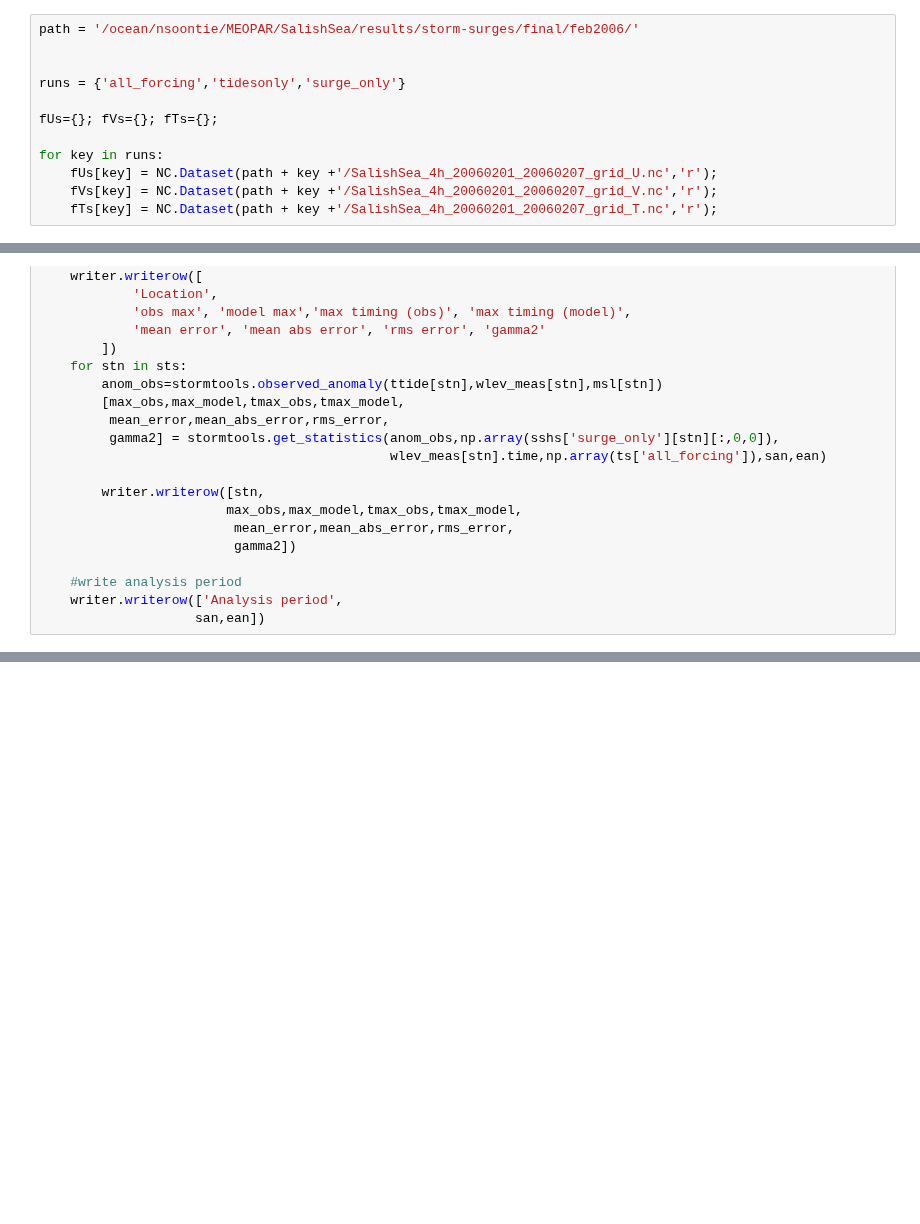
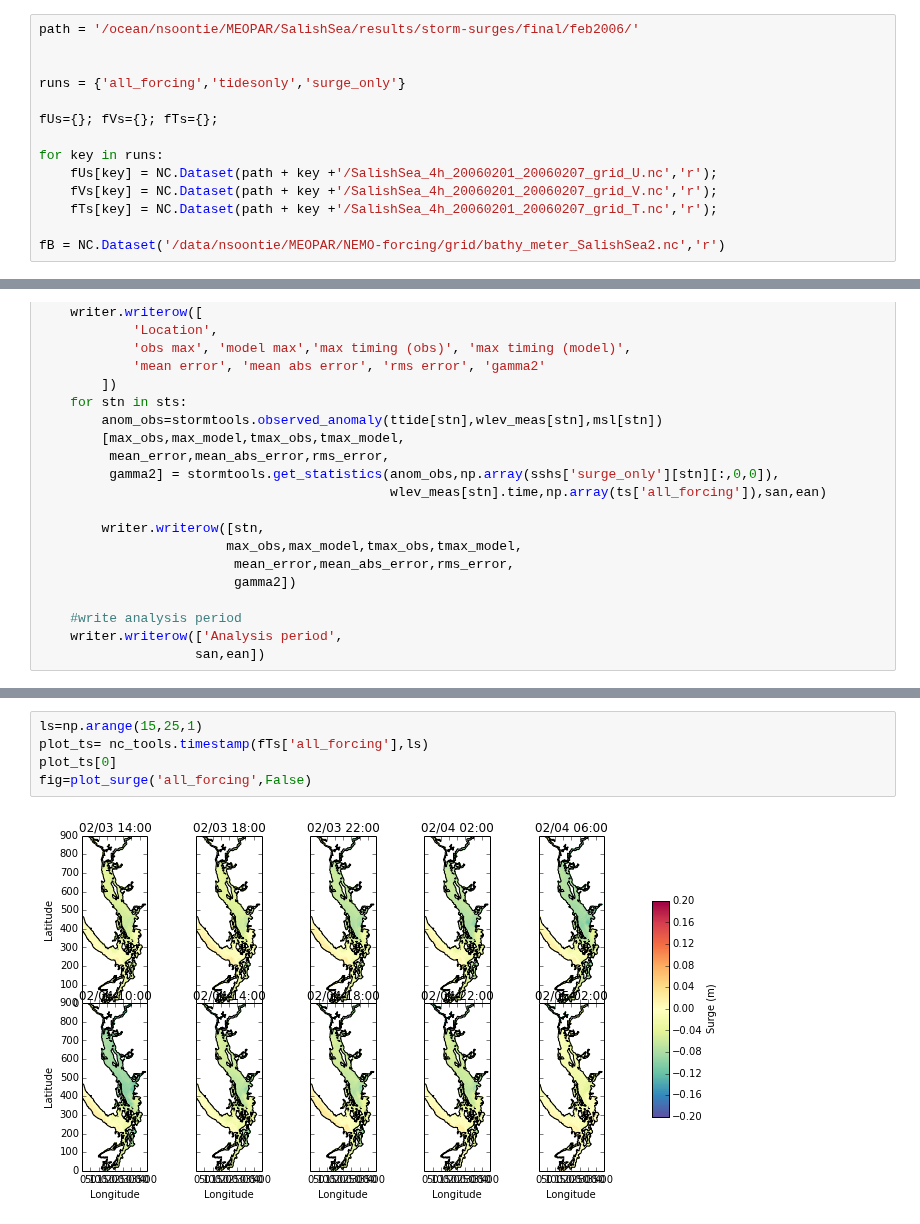
Before and after one commit to SalishSeaCast/storm-surge, a Jupyter notebook: FigureScripts/Feb 2006 surge-tide.ipynb, the cells around one changed output, grey strips where cells are left out. Cells and saved outputs as stored; diff of their text form; blank space fills up the shorter version.

```diff
--- a/FigureScripts/Feb 2006 surge-tide.ipynb
+++ b/FigureScripts/Feb 2006 surge-tide.ipynb
@@ -29,6 +29,8 @@ for key in runs:
     fUs[key] = NC.Dataset(path + key +'/SalishSea_4h_20060201_20060207_grid_U.nc','r');
     fVs[key] = NC.Dataset(path + key +'/SalishSea_4h_20060201_20060207_grid_V.nc','r');
     fTs[key] = NC.Dataset(path + key +'/SalishSea_4h_20060201_20060207_grid_T.nc','r');
+
+fB = NC.Dataset('/data/nsoontie/MEOPAR/NEMO-forcing/grid/bathy_meter_SalishSea2.nc','r')
 # %%
 
 
@@ -173,0 +224,7 @@ with open(outfile, 'wb') as csvfile:
+# %%
+ls=np.arange(15,25,1)
+plot_ts= nc_tools.timestamp(fTs['all_forcing'],ls)
+plot_ts[0]
+fig=plot_surge('all_forcing',False)
+# %% [output]
+[figure, added]
```
Also changed, not shown: parts of 3 cells of this notebook.
